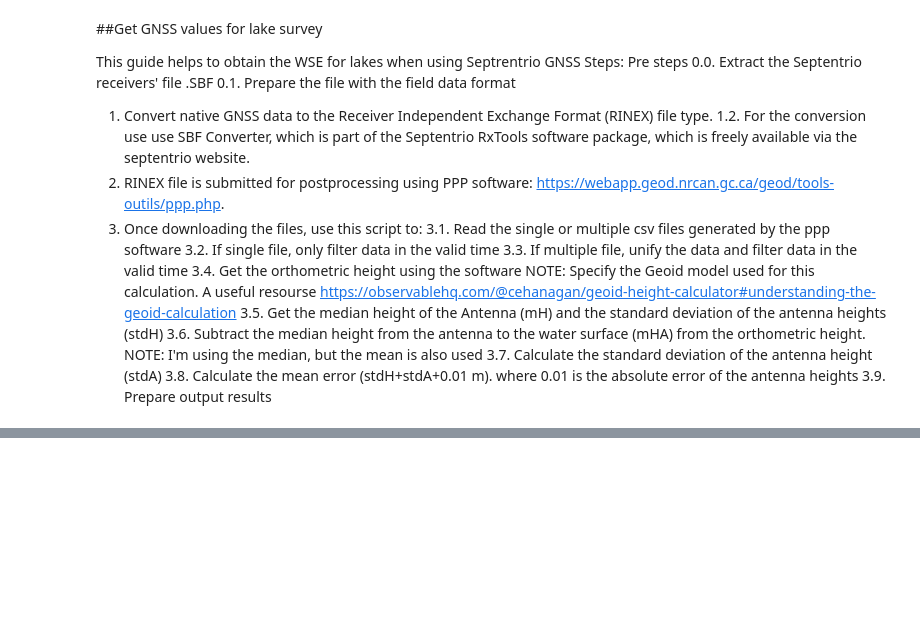
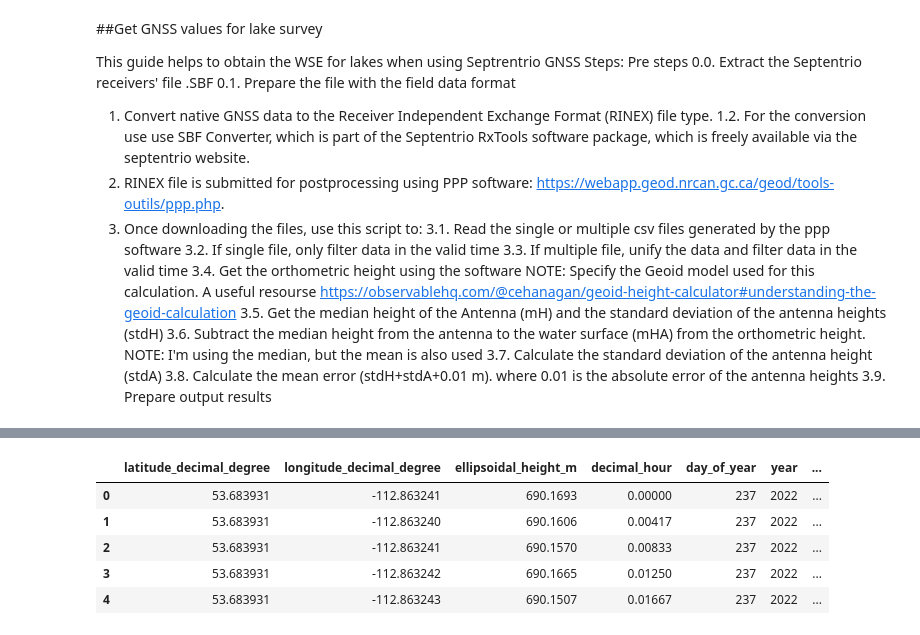
Before and after one commit to anmagomez/radar_altimetry_eval, a Jupyter notebook: src/GNSS_Tutorial.ipynb, the cells around one changed output, grey strips where cells are left out. Saved outputs shown, nothing was run; the diff lists cells and outputs as text; code cells hidden in the pictures; blank space fills up the shorter version.

```diff
--- a/src/GNSS_Tutorial.ipynb
+++ b/src/GNSS_Tutorial.ipynb
@@ -36,0 +104,9 @@ t,x=
+# %%
+df_all_15s.head()
+# %% [output]
+|  | latitude_decimal_degree | longitude_decimal_degree | ellipsoidal_height_m | decimal_hour | day_of_year | year | ... |
+| 0 | 53.683931 | -112.863241 | 690.1693 | 0.00000 | 237 | 2022 | ... |
+| 1 | 53.683931 | -112.863240 | 690.1606 | 0.00417 | 237 | 2022 | ... |
+| 2 | 53.683931 | -112.863241 | 690.1570 | 0.00833 | 237 | 2022 | ... |
+| 3 | 53.683931 | -112.863242 | 690.1665 | 0.01250 | 237 | 2022 | ... |
+| 4 | 53.683931 | -112.863243 | 690.1507 | 0.01667 | 237 | 2022 | ... |
```
Also changed, not shown: parts of 9 cells of this notebook.
